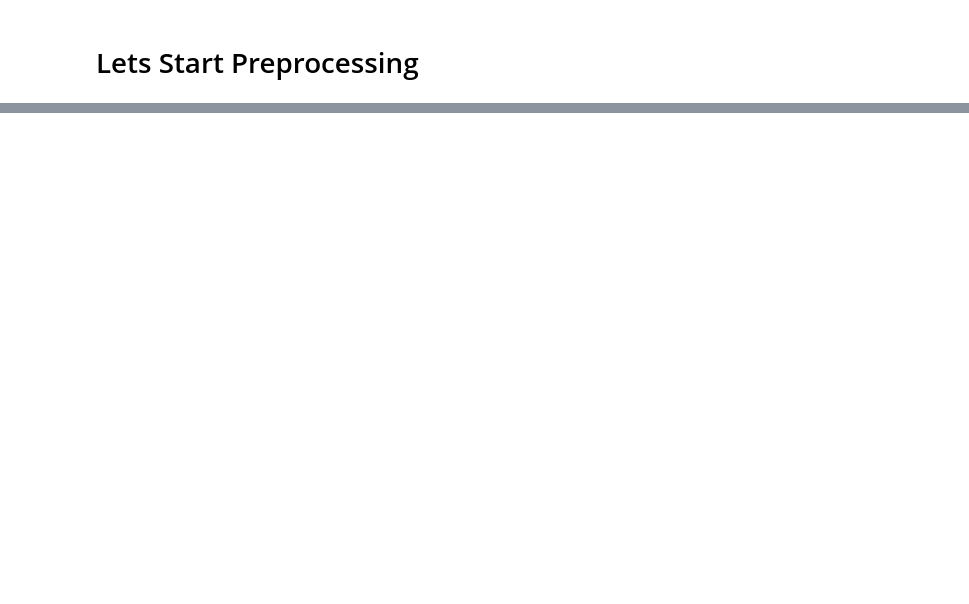
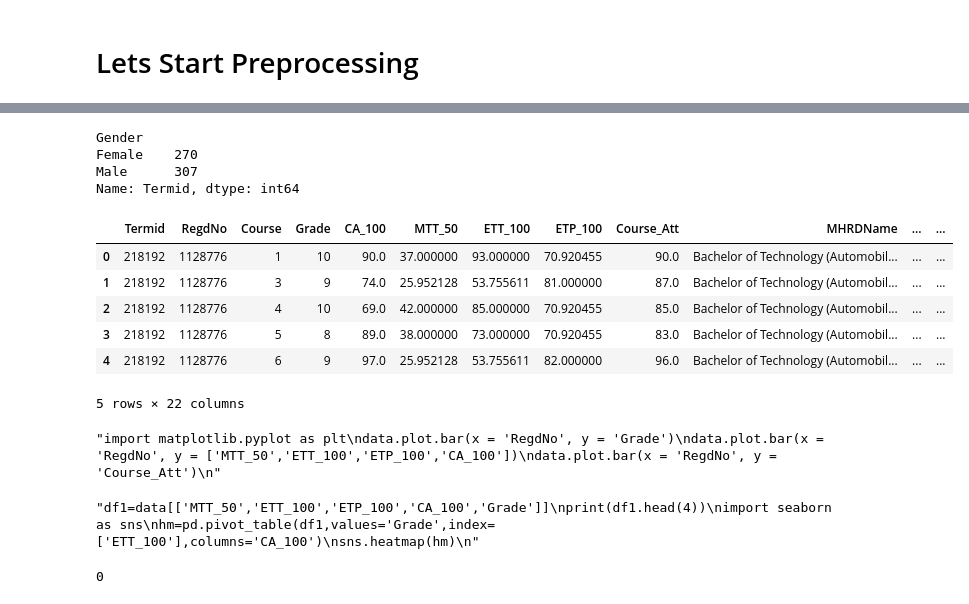
Before and after one commit to frtug/PredictDifficulty, a Jupyter notebook: first.ipynb, the cells around one changed output, grey strips where cells are left out. Drawn from its saved outputs; the diff is of its cells as text; code cells hidden in the pictures; blank space fills up the shorter version.

```diff
--- a/first.ipynb
+++ b/first.ipynb
@@ -91,0 +111,4 @@ AttributeError: can't set attribute
+# %%
+map1={'O':10,'A+':9,'A':8,'B+':7,'B':6,'C':5,'D':4,'E':3,'F':2}
+data['Grade']=data['Grade'].map(map1)
+print(data['Grade'])
@@ -91,0 +133,43 @@ AttributeError: can't set attribute
+# %%
+data.groupby('Gender')['Termid'].count()
+# %% [output]
+Gender
+Female    270
+Male      307
+Name: Termid, dtype: int64
+# %%
+from sklearn.preprocessing import LabelEncoder
+labelencoder=LabelEncoder()
+# %%
+data['Gender'] = labelencoder.fit_transform(data['Gender'])
+data['Course'] = labelencoder.fit_transform(data['Course'])
+# %%
+data.head()
+# %% [output]
+|  | Termid | RegdNo | Course | Grade | CA_100 | MTT_50 | ETT_100 | ETP_100 | Course_Att | MHRDName | ... | ... |
+| 0 | 218192 | 1128776 | 1 | 10 | 90.0 | 37.000000 | 93.000000 | 70.920455 | 90.0 | Bachelor of Technology (Automobil... | ... | ... |
+| 1 | 218192 | 1128776 | 3 | 9 | 74.0 | 25.952128 | 53.755611 | 81.000000 | 87.0 | Bachelor of Technology (Automobil... | ... | ... |
+| 2 | 218192 | 1128776 | 4 | 10 | 69.0 | 42.000000 | 85.000000 | 70.920455 | 85.0 | Bachelor of Technology (Automobil... | ... | ... |
+| 3 | 218192 | 1128776 | 5 | 8 | 89.0 | 38.000000 | 73.000000 | 70.920455 | 83.0 | Bachelor of Technology (Automobil... | ... | ... |
+| 4 | 218192 | 1128776 | 6 | 9 | 97.0 | 25.952128 | 53.755611 | 82.000000 | 96.0 | Bachelor of Technology (Automobil... | ... | ... |
+5 rows × 22 columns
+# %%
+#visualizing the data
+'''import matplotlib.pyplot as plt
+data.plot.bar(x = 'RegdNo', y = 'Grade')
+data.plot.bar(x = 'RegdNo', y = ['MTT_50','ETT_100','ETP_100','CA_100'])
+data.plot.bar(x = 'RegdNo', y = 'Course_Att')
+'''
+# %% [output]
+"import matplotlib.pyplot as plt\ndata.plot.bar(x = 'RegdNo', y = 'Grade')\ndata.plot.bar(x = 'RegdNo', y = ['MTT_50','ETT_100','ETP_100','CA_100'])\ndata.plot.bar(x = 'RegdNo', y = 'Course_Att')\n"
+# %%
+#Plotting heatmap
+#To find the relationship between marks,attendence and grades
+'''df1=data[['MTT_50','ETT_100','ETP_100','CA_100','Grade']]
+print(df1.head(4))
+import seaborn as sns
+hm=pd.pivot_table(df1,values='Grade',index=['ETT_100'],columns='CA_100')
+sns.heatmap(hm)
+'''
+# %% [output]
+"df1=data[['MTT_50','ETT_100','ETP_100','CA_100','Grade']]\nprint(df1.head(4))\nimport seaborn as sns\nhm=pd.pivot_table(df1,values='Grade',index=['ETT_100'],columns='CA_100')\nsns.heatmap(hm)\n"
@@ -91,0 +181,4 @@ AttributeError: can't set attribute
+# %%
+X['Course'].isnull().sum()
+# %% [output]
+0
```
Also changed, not shown: parts of 22 cells of this notebook, 4 other files.
